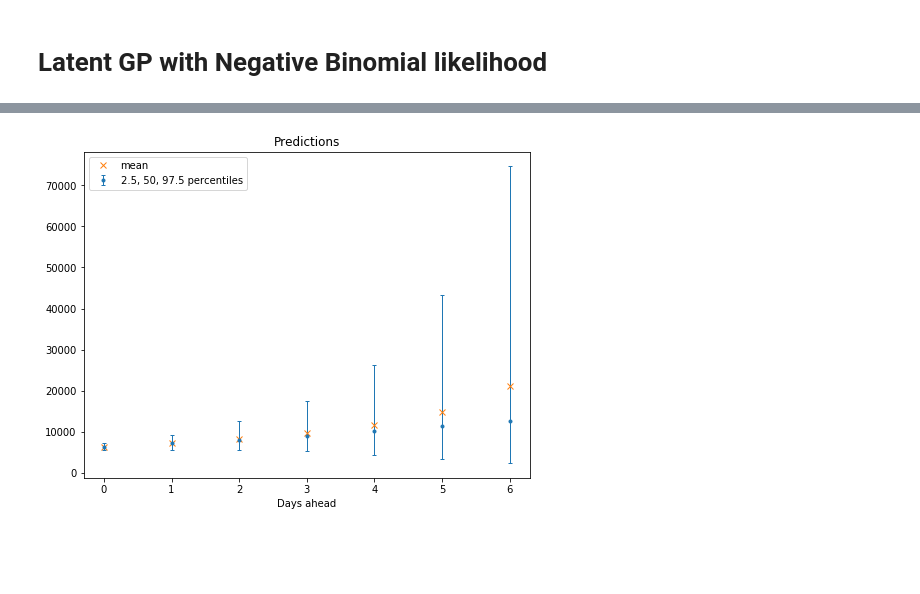
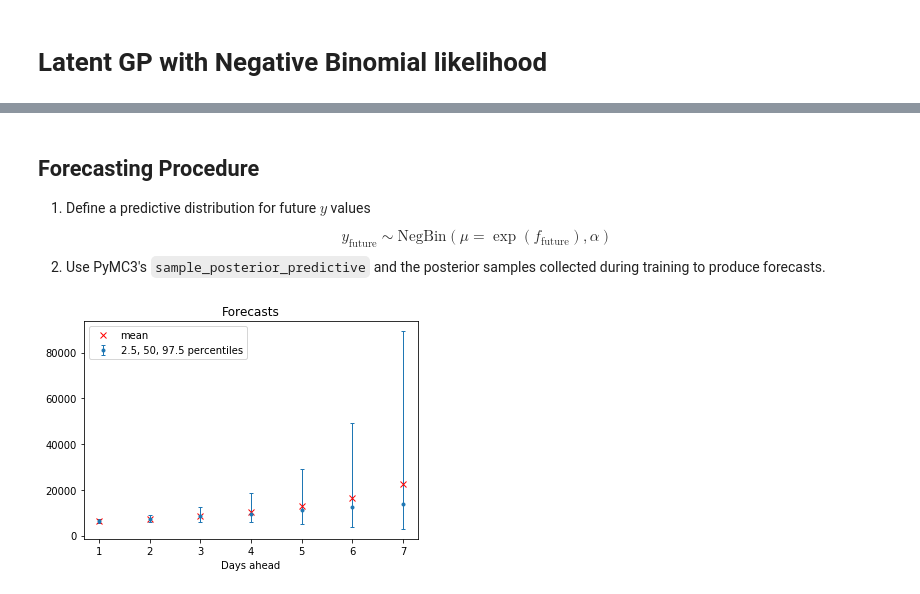
Before and after one commit to tufts-ml/covid19-forecasting, a Jupyter notebook: baseline-predictions/notebooks/generalized_gp_model.ipynb, the cells around one changed output, grey strips where cells are left out. Drawn from its saved outputs; the diff is of its cells as text; code cells hidden in the pictures; blank space fills up the shorter version.

Commit message:
add details to model specs

```diff
--- a/baseline-predictions/notebooks/generalized_gp_model.ipynb
+++ b/baseline-predictions/notebooks/generalized_gp_model.ipynb
@@ -38,7 +50,8 @@ logger.setLevel(logging.ERROR)
 # %%
 train_df = pd.read_csv('../Middlesex.csv')
-y = train_df['cases'].values
+y = train_df['cases'].values.astype(float)
 T = len(y)
-t = np.arange(T)[:,None]
+F = 7
+t = np.arange(T+F)[:,None]
 # %%
 with pm.Model() as model:
@@ -58,8 +71,6 @@ with pm.Model() as model:
 # %%
 with model:
-    trace = pm.sample(500, chains=1, tune=1000, target_accept=.99)
-
-pm.traceplot(trace);
+    trace = pm.sample(500, tune=1000, chains=1, target_accept=.98, max_treedepth=15, random_seed=42)
 # %% [output]
 Auto-assigning NUTS sampler...
 Initializing NUTS using jitter+adapt_diag...
@@ -106,24 +84,37 @@ plt.title('posterior predictive distribution, y_*'); plt.legend();
+# %% [markdown]
+## Forecasting Procedure
+
+<!-- 1. Define a predictive distribution for future $f$ values $$p(f_\text{future} | f_\text{past})$$ using PyMC3's Latent GP `conditional` method. -->
+1. Define a predictive distribution for future $y$ values $$y_\text{future} \sim \text{NegBin}(\mu = \exp(f_\text{future}), \alpha)$$
+1. Use PyMC3's `sample_posterior_predictive` and the posterior samples collected during training to produce forecasts.
+# %%
+n_samples = 1000
+
+with model:
+    y_future = pm.NegativeBinomial('y_future', mu=tt.exp(f[-F:]), alpha=alpha, shape=(F,))
+    forecasts = pm.sample_posterior_predictive(trace, vars=[y_future], samples=n_samples, random_seed=42)
+
+samples = forecasts['y_future']
 # %%
-low = np.zeros(7)
-high = np.zeros(7)
-mean = np.zeros(7)
-median = np.zeros(7)
+low = np.zeros(F)
+high = np.zeros(F)
+mean = np.zeros(F)
+median = np.zeros(F)
 
-for i in range(-7, 0):
-    low[i] = np.percentile(pred_samples['y_pred'][:,i], 2.5)
-    high[i] = np.percentile(pred_samples['y_pred'][:,i], 97.5)
-    median[i] = np.percentile(pred_samples['y_pred'][:,i], 50)
-    mean[i] = np.mean(pred_samples['y_pred'][:,i])
+for i in range(F):
+    low[i] = np.percentile(samples[:,i], 2.5)
+    high[i] = np.percentile(samples[:,i], 97.5)
+    median[i] = np.percentile(samples[:,i], 50)
+    mean[i] = np.mean(samples[:,i])
 
-plt.figure(figsize=(8,6))
-plt.errorbar(np.arange(7), median,
+xticks = np.arange(1,F+1)
+plt.errorbar(xticks, median,
              yerr=[median-low, high-median],
              capsize=2, fmt='.', linewidth=1,
-             label='2.5, 50, 97.5 percentiles')
-plt.plot(np.arange(7), mean, 'x', label='mean')
-plt.title('Predictions')
-plt.xlabel('Days ahead')
-plt.legend()
-plt.show()
+             label='2.5, 50, 97.5 percentiles');
+plt.plot(xticks, mean, 'rx', label='mean');
+plt.legend();
+plt.title('Forecasts');
+plt.xlabel('Days ahead');
 # %% [output]
-[figure, old version]
+[figure, new version]
```
Also changed, not shown: parts of 24 cells of this notebook, 2 other files.
